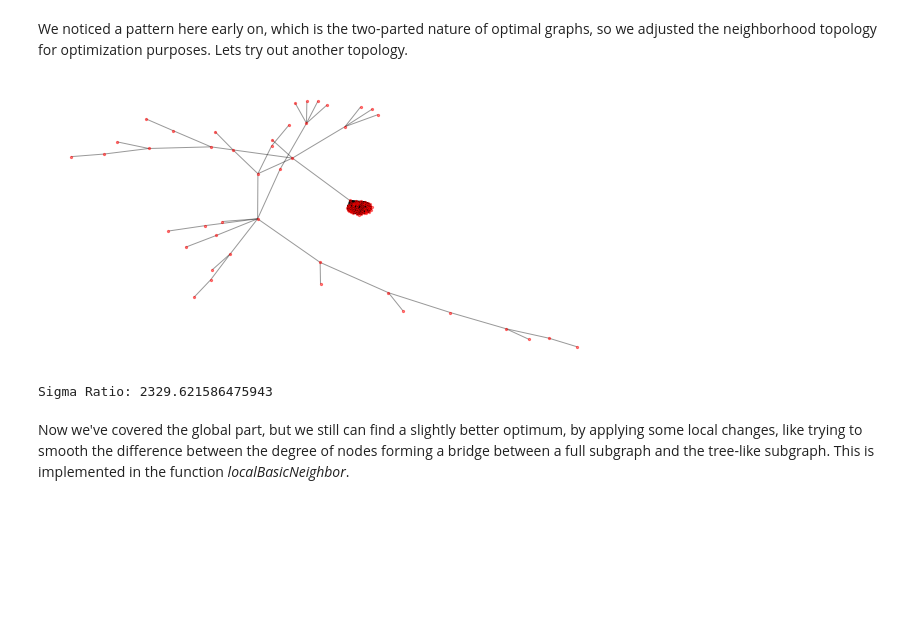
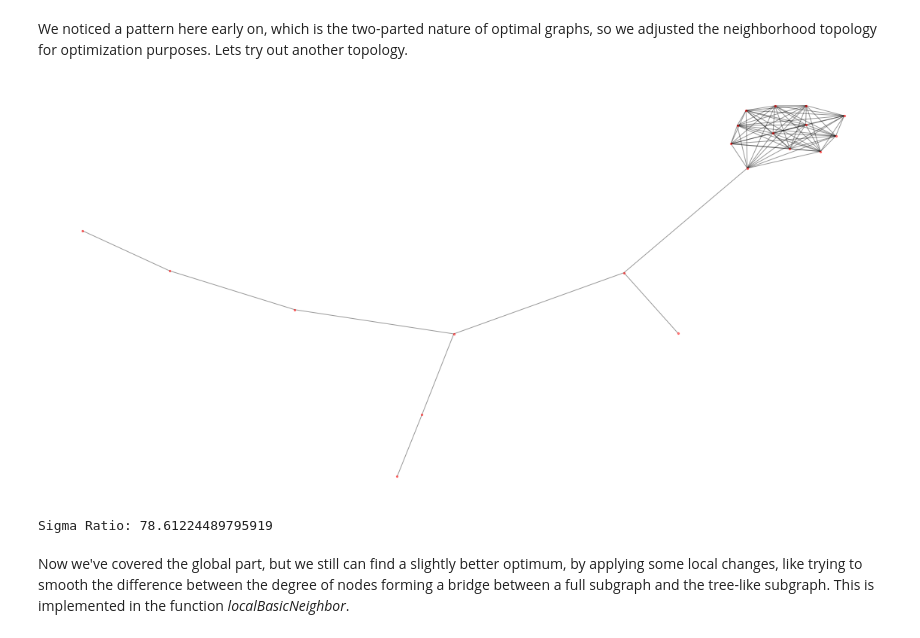
Before and after one commit to kuco23/Sigma-Irregularity, a Jupyter notebook: library_implementation.ipynb, the cells around one changed output. Cells and saved outputs as stored; diff of their text form; code cells hidden in the pictures; blank space fills up the shorter version.

```diff
--- a/library_implementation.ipynb
+++ b/library_implementation.ipynb
@@ -71,15 +94,15 @@ We noticed a pattern here early on, which is the two-parted nature of optimal gr
 # %%
 from pylib import globalTwoPartNeighbor
 
 g, r = maxSigmaRatio_annealing(
-    NNODES, 100, NSIMUL, globalTwoPartNeighbor
+    20, 100, 200, globalTwoPartNeighbor
 )
 
 simplePlot(neighborListToNx(g))
 print(Bcol.BLUE + 'Sigma Ratio:' + Bcol.ENDC, Bcol.GOLD + str(r) + Bcol.ENDC)
 # %% [output]
-[figure, old version]
+[figure, new version]
-Sigma Ratio: 2329.621586475943
+Sigma Ratio: 78.61224489795919
 # %% [markdown]
 Now we've covered the global part, but we still can find a slightly better optimum, by applying some local changes, like trying to smooth the difference between the degree of nodes forming a bridge between a full subgraph and the tree-like subgraph. This is implemented in the function *localBasicNeighbor*.
 # %%
```
Also changed, not shown: parts of 13 cells of this notebook, 9 other files.
